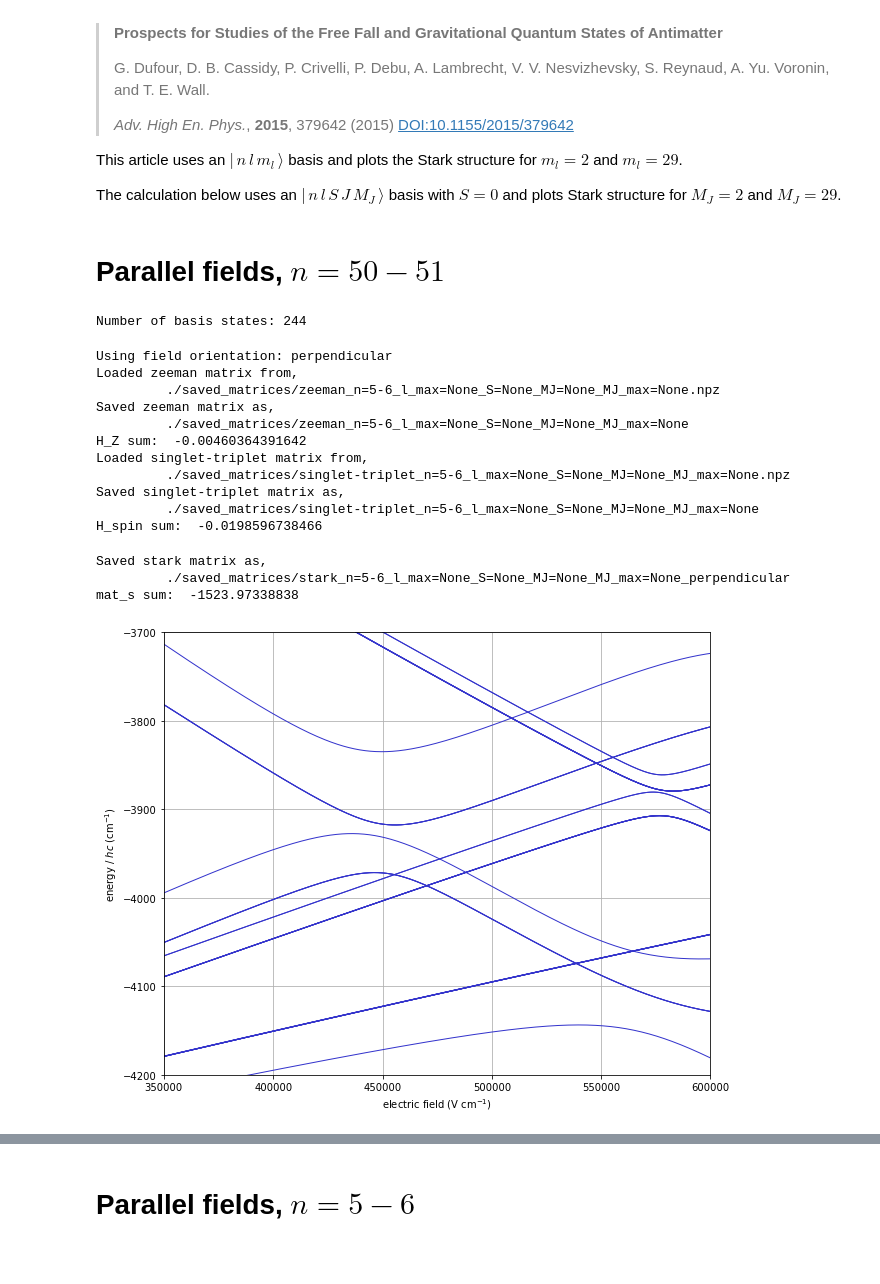
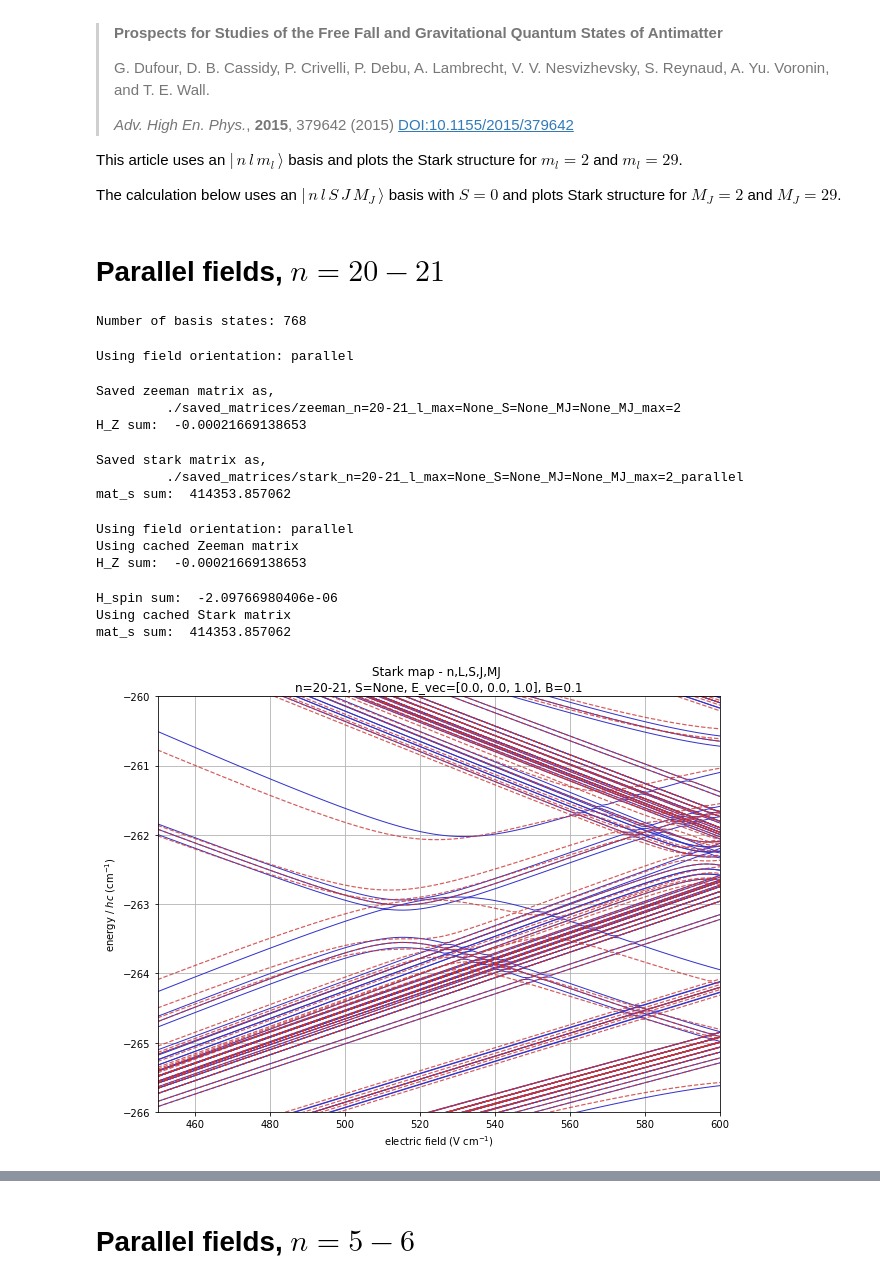
Before and after one commit to aa-morgan/helium-stark-FS, a Jupyter notebook: notebooks/Stark map - n,L,S,J,MJ - parallel fields.ipynb, the cells around one changed output, grey strips where cells are left out. Drawn from its saved outputs; the diff is of its cells as text; code cells hidden in the pictures; blank space fills up the shorter version.

```diff
--- a/notebooks/Stark map - n,L,S,J,MJ - parallel fields.ipynb
+++ b/notebooks/Stark map - n,L,S,J,MJ - parallel fields.ipynb
@@ -25,23 +25,31 @@ import matplotlib as mpl
 %matplotlib inline
 mpl.rcParams['axes.formatter.useoffset'] = False
 # %% [markdown]
-# Parallel fields, $n=50-51$
+# Parallel fields, $n=20-21$
 # %%
 # construct matrix
-n_min = 5
-n_max = 6
+n_min = 20
+n_max = 21
 S = None
-mat0 = Hamiltonian(n_min=n_min, n_max=n_max, S=S, MJ=None)
+mat0 = Hamiltonian(n_min=n_min, n_max=n_max, S=S, MJ_max=2)
 print('Number of basis states:', '%d'%mat0.num_states)
 # %% [output]
-Number of basis states: 244
+Number of basis states: 768
 # %%
 # calculate Stark map
-Bfield=10.0
-Efield_vec=[1.0,0.0,0.0]
+Bfield=0.1
+Efield_vec=[0.0,0.0,1.0]
 stark_method='6j'
-Efield = np.linspace(3.5*10**5, 6.0*10**5, 501) # V /cm
+Efield = np.linspace(4.5*10**2, 6.0*10**2, 101) # V /cm
 sm0 = mat0.stark_map(Efield*1e2, Bfield=Bfield,
+                     Efield_vec=Efield_vec,
+                     stark_method=stark_method,
+                     singlet_triplet_coupling=False,
+                     cache_matrices=True,
+                     load_matrices=True,
+                     save_matrices=True,
+                     matrices_dir='./saved_matrices/')
+sm1 = mat0.stark_map(Efield*1e2, Bfield=Bfield,
                      Efield_vec=Efield_vec,
                      stark_method=stark_method,
                      singlet_triplet_coupling=True,
@@ -49,48 +57,47 @@ sm0 = mat0.stark_map(Efield*1e2, Bfield=Bfield,
                      load_matrices=True,
                      save_matrices=True,
                      matrices_dir='./saved_matrices/')
-#sm1 = mat0.stark_map(Efield*1e2, Bfield=Bfield,
-#                     Efield_vec=Efield_vec,
-#                     stark_method=stark_method,
-#                     singlet_triplet_coupling=True)
 # %% [output]
-Using field orientation: perpendicular
-Loaded zeeman matrix from,
-         ./saved_matrices/zeeman_n=5-6_l_max=None_S=None_MJ=None_MJ_max=None.npz
-Saved zeeman matrix as,
-         ./saved_matrices/zeeman_n=5-6_l_max=None_S=None_MJ=None_MJ_max=None
-H_Z sum:  -0.00460364391642
-Loaded singlet-triplet matrix from,
-         ./saved_matrices/singlet-triplet_n=5-6_l_max=None_S=None_MJ=None_MJ_max=None.npz
-Saved singlet-triplet matrix as,
-         ./saved_matrices/singlet-triplet_n=5-6_l_max=None_S=None_MJ=None_MJ_max=None
-H_spin sum:  -0.0198596738466
+Using field orientation: parallel
-Saved stark matrix as,
-         ./saved_matrices/stark_n=5-6_l_max=None_S=None_MJ=None_MJ_max=None_perpendicular
-mat_s sum:  -1523.97338838
+Saved zeeman matrix as,
+         ./saved_matrices/zeeman_n=20-21_l_max=None_S=None_MJ=None_MJ_max=2
+H_Z sum:  -0.00021669138653
+Saved stark matrix as,
+         ./saved_matrices/stark_n=20-21_l_max=None_S=None_MJ=None_MJ_max=2_parallel
+mat_s sum:  414353.857062
+Using field orientation: parallel
+Using cached Zeeman matrix
+H_Z sum:  -0.00021669138653
+H_spin sum:  -2.09766980406e-06
+Using cached Stark matrix
+mat_s sum:  414353.857062
 # %%
 fig, ax = plt.subplots(figsize=(9, 7))
 
 # plot
 #MJ = 0
 indexes = range(mat0.num_states)
 #indexes = mat0.where('J', 11)
 for ix in indexes:
     ax.plot(Efield, sm0[:, ix] / (100*h*c*mu_me), ls='-', lw=1.0, alpha=1, c=(0.2, 0.2, 0.8))
 #MJ = 1
-#
-#indexes = range(mat1.num_states)
-#for ix in indexes:
-#    ax.plot(Efield, sm1[:, ix] / (100*h*c*mu_me), ls='--', lw=1.2, alpha=0.8, c=(0.8, 0.2, 0.2))
+indexes = range(mat0.num_states)
+for ix in indexes:
+    ax.plot(Efield, sm1[:, ix] / (100*h*c*mu_me), ls='--', lw=1.2, alpha=0.8, c=(0.8, 0.2, 0.2))
 
 # format
 ax.set_xlabel('electric field (V cm$^{-1}$)')
 ax.set_ylabel('energy / $h c$ (cm$^{-1}$)')
-ax.set_xlim(350000, 600000)
-ax.set_ylim(-4200, -3700)
+ax.set_xlim(450, 600)
+ax.set_ylim(-266, -260)
 
 # output
 plt.grid()
+plt.title('Stark map - n,L,S,J,MJ \n' + \
+          'n='+str(n_min)+'-'+str(n_max)+ ', ' + \
+          'S=' + str(S) + ', ' + \
+          'E_vec='+str(Efield_vec) + ', ' + \
+          'B='+str(Bfield))
 plt.tight_layout()
 # %% [output]
-[figure, old version]
+[figure, new version]
```
Also changed, not shown: parts of 6 cells of this notebook, 7 other files.
